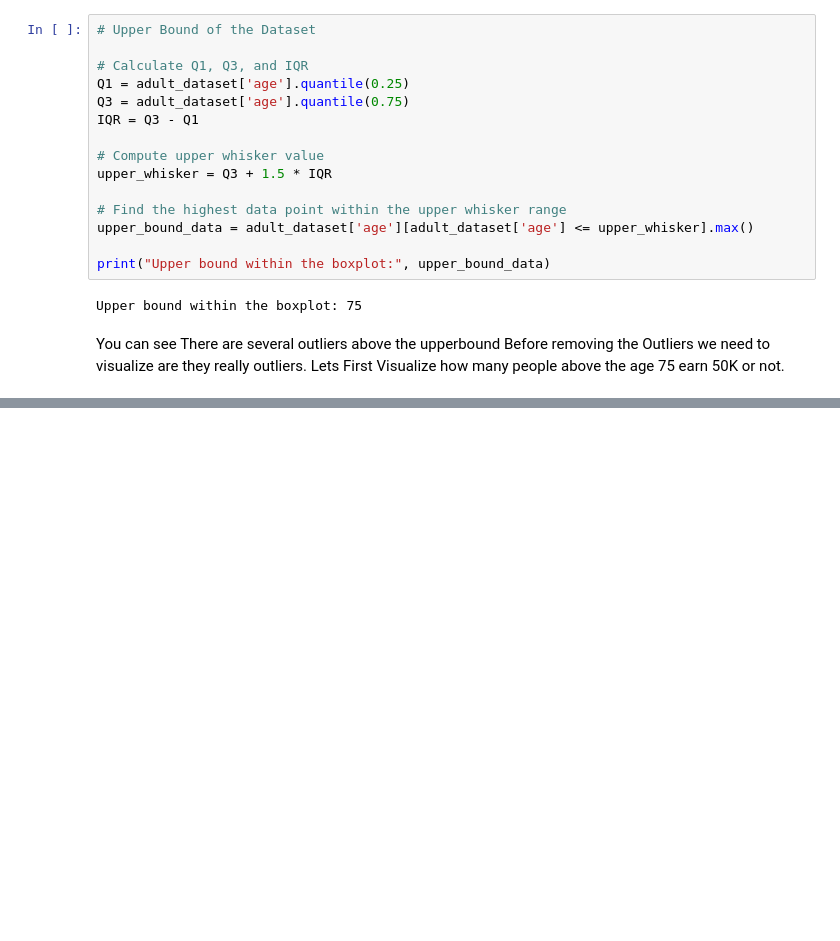
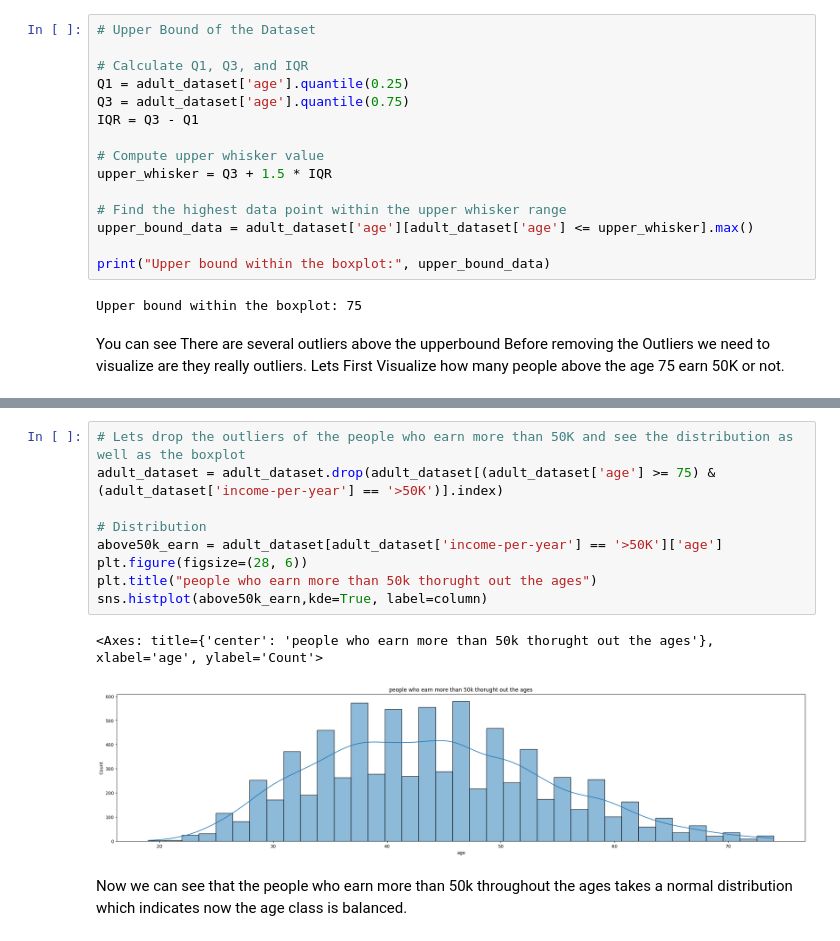
Before and after one commit to SandinMaheeshakya/ML-Income-Prediction-System, a Jupyter notebook: Pre-Processing Data.ipynb, the cells around one changed output, grey strips where cells are left out. Cells and saved outputs as stored; diff of their text form; blank space fills up the shorter version.

```diff
--- a/Pre-Processing Data.ipynb
+++ b/Pre-Processing Data.ipynb
@@ -933,0 +964,14 @@ people who earn below 50k and above the age 75:- 167
+# %%
+# Lets drop the outliers of the people who earn more than 50K and see the distribution as well as the boxplot
+adult_dataset = adult_dataset.drop(adult_dataset[(adult_dataset['age'] >= 75) & (adult_dataset['income-per-year'] == '>50K')].index)
+
+# Distribution
+above50k_earn = adult_dataset[adult_dataset['income-per-year'] == '>50K']['age']
+plt.figure(figsize=(28, 6))
+plt.title("people who earn more than 50k thorught out the ages")
+sns.histplot(above50k_earn,kde=True, label=column)
+# %% [output]
+<Axes: title={'center': 'people who earn more than 50k thorught out the ages'}, xlabel='age', ylabel='Count'>
+[figure, added]
+# %% [markdown]
+Now we can see that the people who earn more than 50k throughout the ages takes a normal distribution which indicates now the age class is balanced.
```
Also changed, not shown: parts of 8 cells of this notebook.
